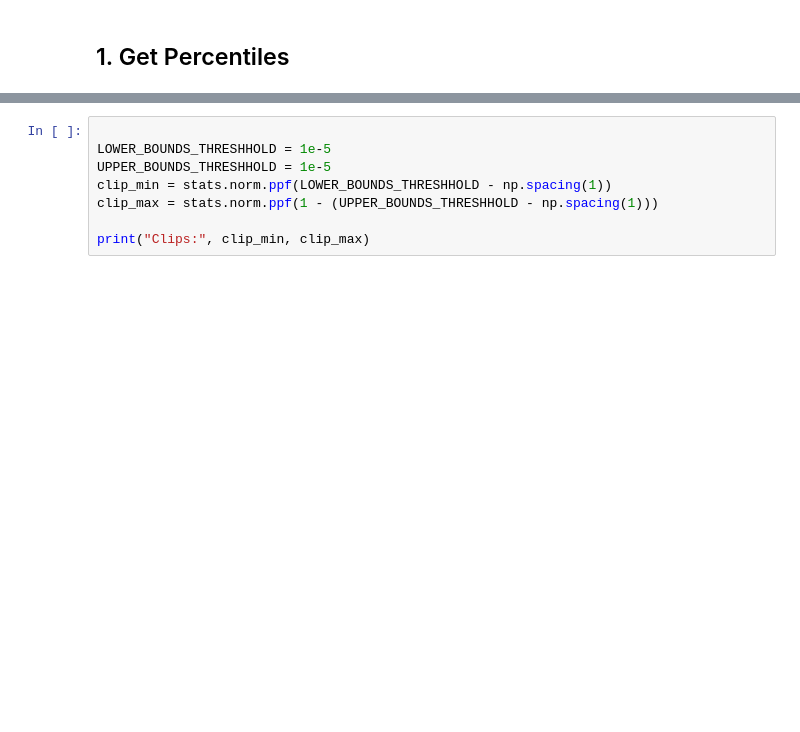
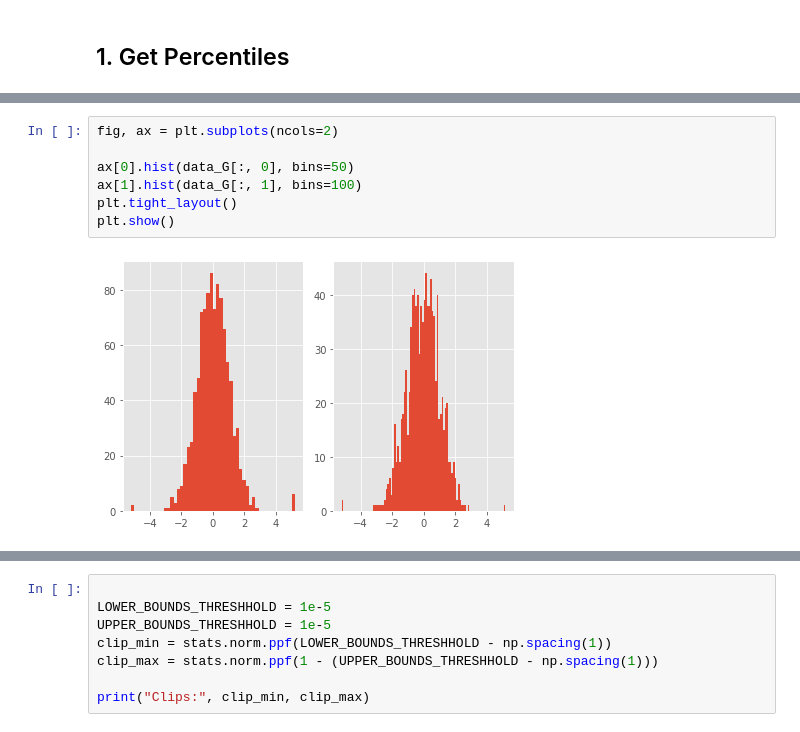
Before and after one commit to IPL-UV/rbig, a Jupyter notebook: notebooks/quantile_transform.ipynb, the cells around one changed output, grey strips where cells are left out. Cells and saved outputs as stored; diff of their text form; blank space fills up the shorter version.

```diff
--- a/notebooks/quantile_transform.ipynb
+++ b/notebooks/quantile_transform.ipynb
@@ -106,3 +139,12 @@ Clips: -5.199337582605575 5.19933758270342
+# %%
+fig, ax = plt.subplots(ncols=2)
+
+ax[0].hist(data_G[:, 0], bins=50)
+ax[1].hist(data_G[:, 1], bins=100)
+plt.tight_layout()
+plt.show()
+# %% [output]
+[figure, added]
 # %%
 # w/o addition
 plt.plot(transformer.references_, transformer.quantiles_)
```
Also changed, not shown: parts of 11 cells of this notebook, 1 other file.
